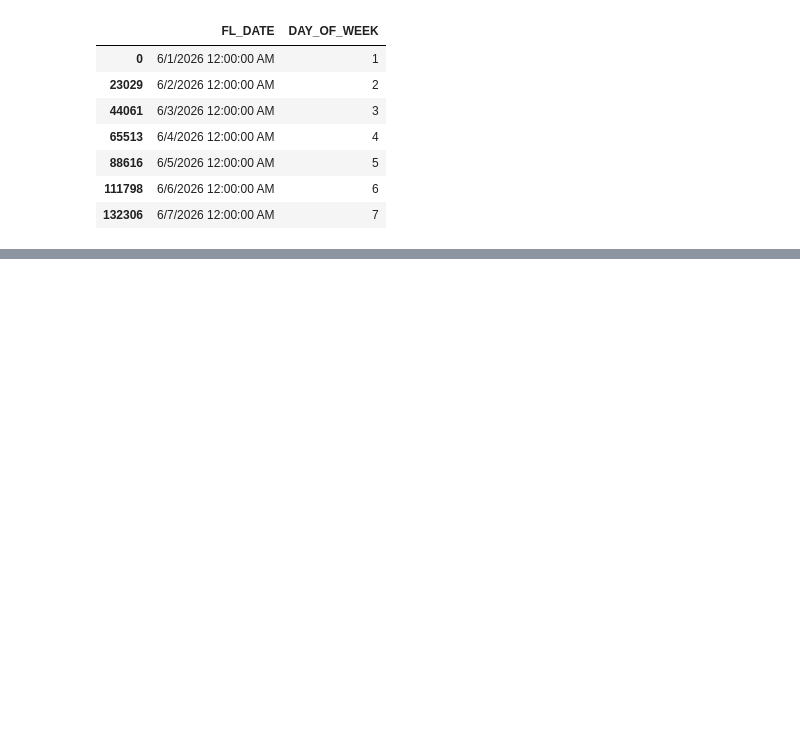
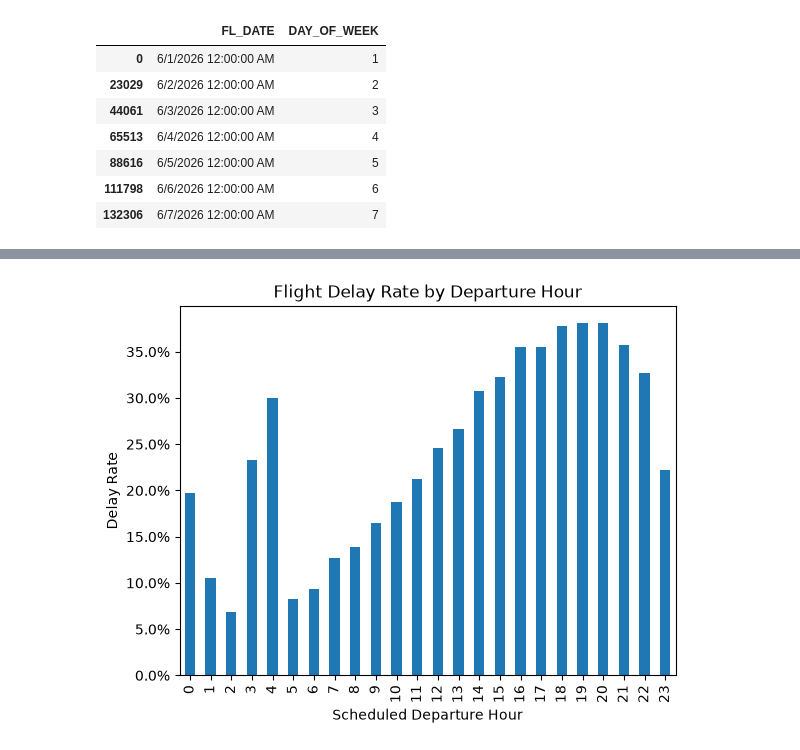
Before and after one commit to JessicaBrantley/flight-delay-prediction, a Jupyter notebook: notebooks/01_data_exploration.ipynb, the cells around one changed output, grey strips where cells are left out. Saved outputs shown, nothing was run; the diff lists cells and outputs as text; code cells hidden in the pictures; blank space fills up the shorter version.

```diff
--- a/notebooks/01_data_exploration.ipynb
+++ b/notebooks/01_data_exploration.ipynb
@@ -259,0 +350,4 @@ df_clean[["FL_DATE", "DAY_OF_WEEK"]].drop_duplicates().head(7)
+# %%
+df_clean = df_clean.copy()
+# %%
+df_clean["DEP_HOUR"] = df_clean["CRS_DEP_TIME"] // 100
@@ -259,0 +363,3 @@ df_clean[["FL_DATE", "DAY_OF_WEEK"]].drop_duplicates().head(7)
+# %%
+delay_by_hour = df_clean.groupby("DEP_HOUR")["ARR_DEL15"].mean()
+delay_by_hour
@@ -259,0 +424,9 @@ df_clean[["FL_DATE", "DAY_OF_WEEK"]].drop_duplicates().head(7)
+# %%
+delay_by_hour.plot(kind="bar")
+plt.gca().yaxis.set_major_formatter(PercentFormatter(1))
+plt.ylabel("Delay Rate")
+plt.xlabel("Scheduled Departure Hour")
+plt.title("Flight Delay Rate by Departure Hour")
+plt.show()
+# %% [output]
+[figure, added]
```
Also changed, not shown: parts of 21 cells of this notebook.
